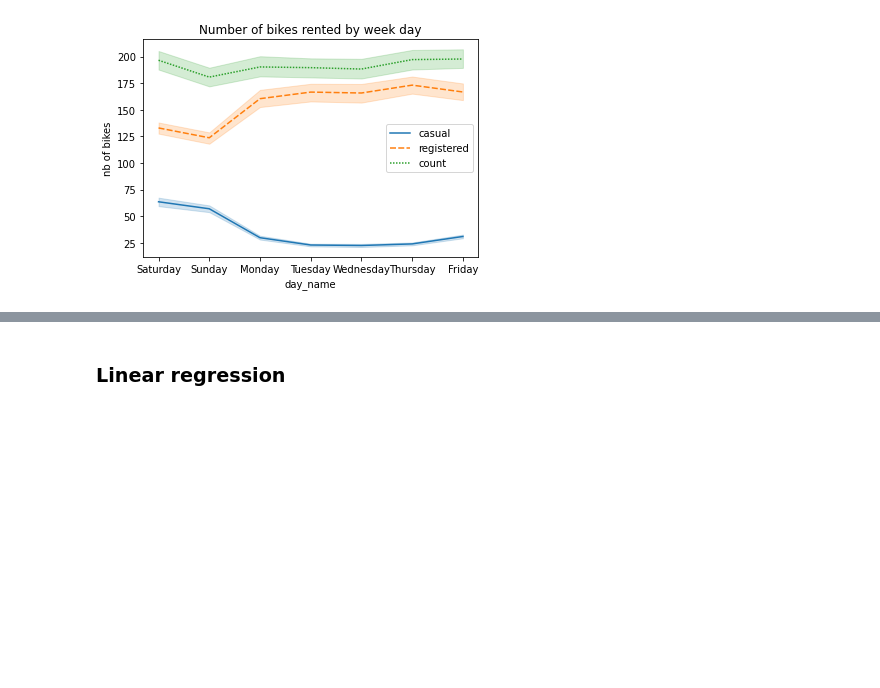
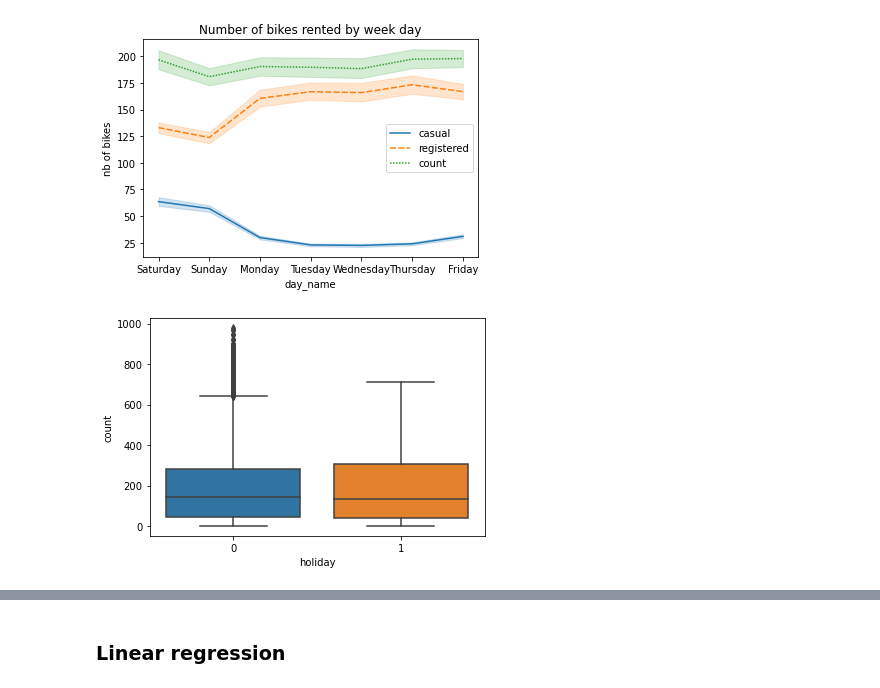
Before and after one commit to Kenoai/Spiced-Academy-Bootcamp, a Jupyter notebook: week_3/Project_3/Project_3.ipynb, the cells around one changed output, grey strips where cells are left out. Saved outputs shown, nothing was run; the diff lists cells and outputs as text; code cells hidden in the pictures; blank space fills up the shorter version.

```diff
--- a/week_3/Project_3/Project_3.ipynb
+++ b/week_3/Project_3/Project_3.ipynb
@@ -160,3 +166,7 @@ plt.ylabel('nb of bikes')
 plt.title('Number of bikes rented by week day');
 # %% [output]
 [figure]
+# %%
+sns.boxplot(x='holiday', y='count', data=df);
+# %% [output]
+[figure, added]
```
Also changed, not shown: parts of 37 cells of this notebook, 1 other file.
